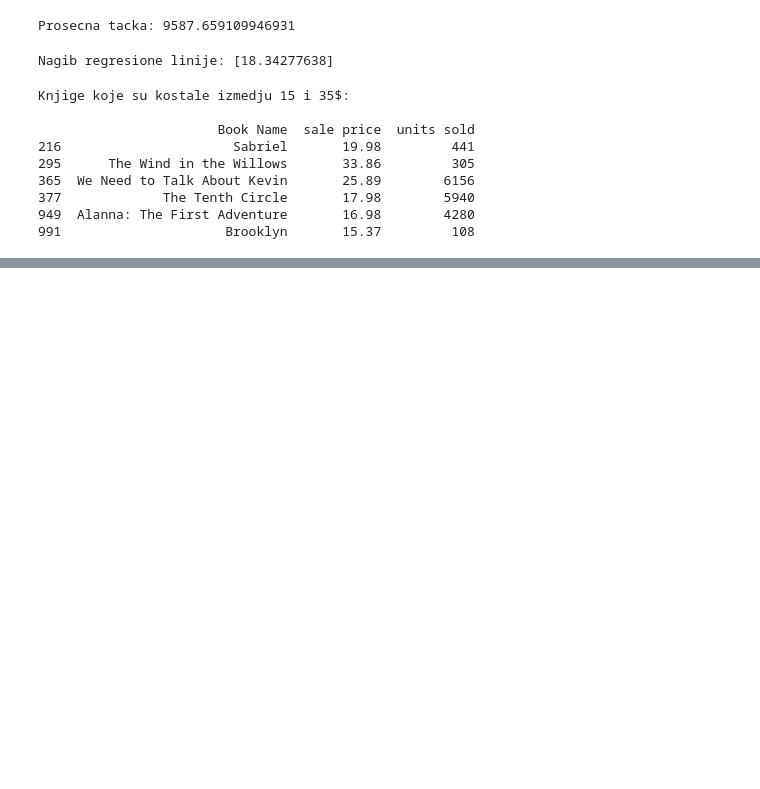
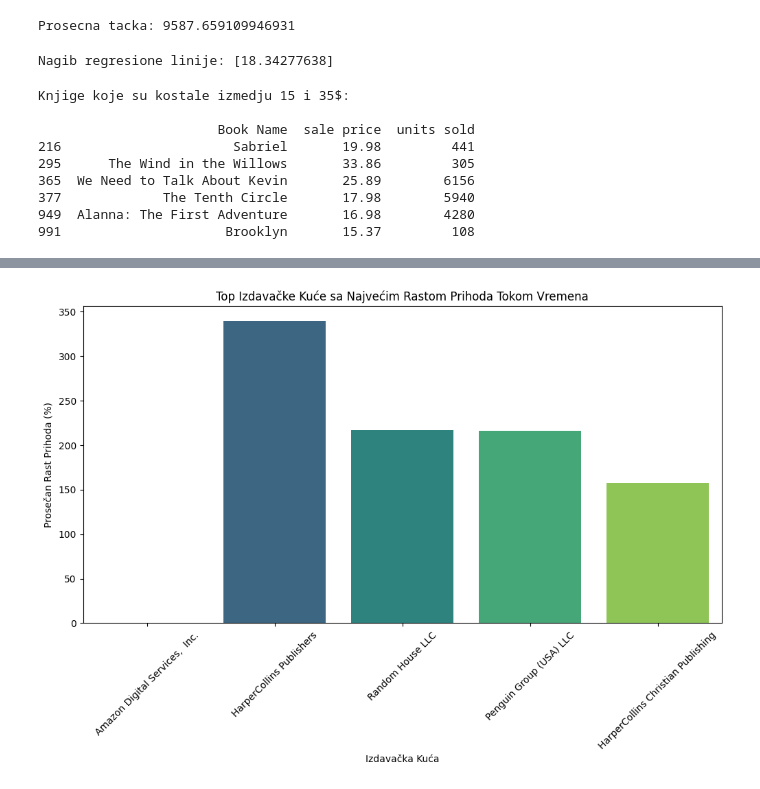
Before and after one commit to lamijakoca/Books_sales-ratings, a Jupyter notebook: books_analysis.ipynb, the cells around one changed output, grey strips where cells are left out. Saved outputs shown, nothing was run; the diff lists cells and outputs as text; code cells hidden in the pictures; blank space fills up the shorter version.

```diff
--- a/books_analysis.ipynb
+++ b/books_analysis.ipynb
@@ -265,0 +269,9 @@ Knjige koje su kostale izmedju 15 i 35$:
+# %%
+# df['Publisher ']
+revenue_by_publisher_year = df.groupby(['Publisher ', 'Publishing Year'])['publisher revenue'].sum().reset_index()
+# %%
+# nova kolona koja prikazuje rast prihoda u odnosu na prethodnu godinu
+# pct_change() metoda za racunanje procentualne promene izmedju trenutne i prethodne vrednosti
+# *100 za rezultat u procentima
+revenue_by_publisher_year['Revenue Growth']= revenue_by_publisher_year.groupby('Publisher ')['publisher revenue'].pct_change() * 100
+print(revenue_by_publisher_year)
@@ -265,0 +296,15 @@ Knjige koje su kostale izmedju 15 i 35$:
+# %%
+avg_growth_by_publisher = revenue_by_publisher_year.groupby('Publisher ')['Revenue Growth'].mean()
+top_publishers_by_growth = avg_growth_by_publisher.sort_values(ascending=False).head(5)
+# %%
+import seaborn as sns
+
+plt.figure(figsize=(12, 6))
+sns.barplot(x=top_publishers_by_growth.index, y=top_publishers_by_growth.values, palette='viridis')
+plt.title('Top Izdavačke Kuće sa Najvećim Rastom Prihoda Tokom Vremena')
+plt.xlabel('Izdavačka Kuća')
+plt.ylabel('Prosečan Rast Prihoda (%)')
+plt.xticks(rotation=45)
+plt.show()
+# %% [output]
+[figure, added]
```
Also changed, not shown: parts of 5 cells of this notebook.
